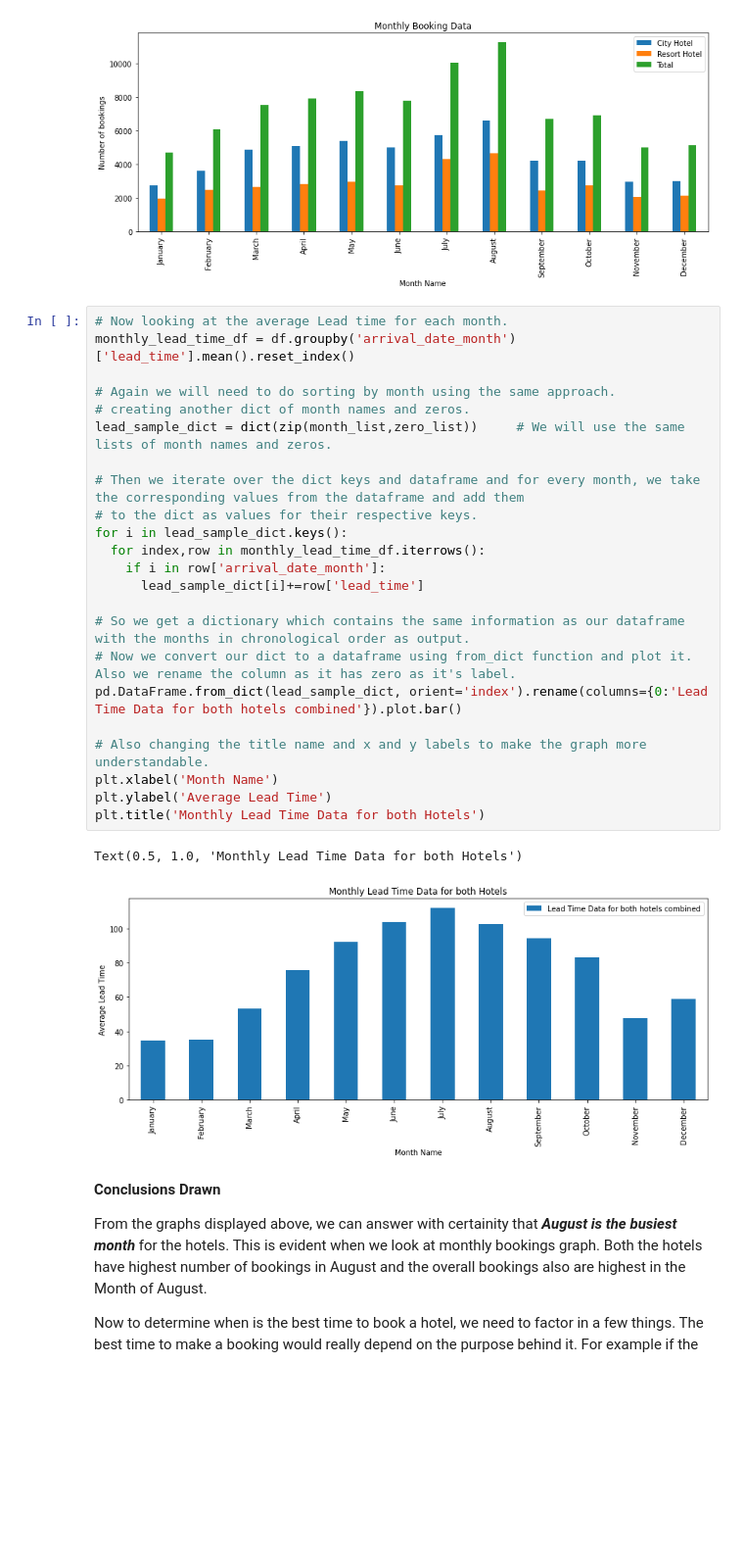
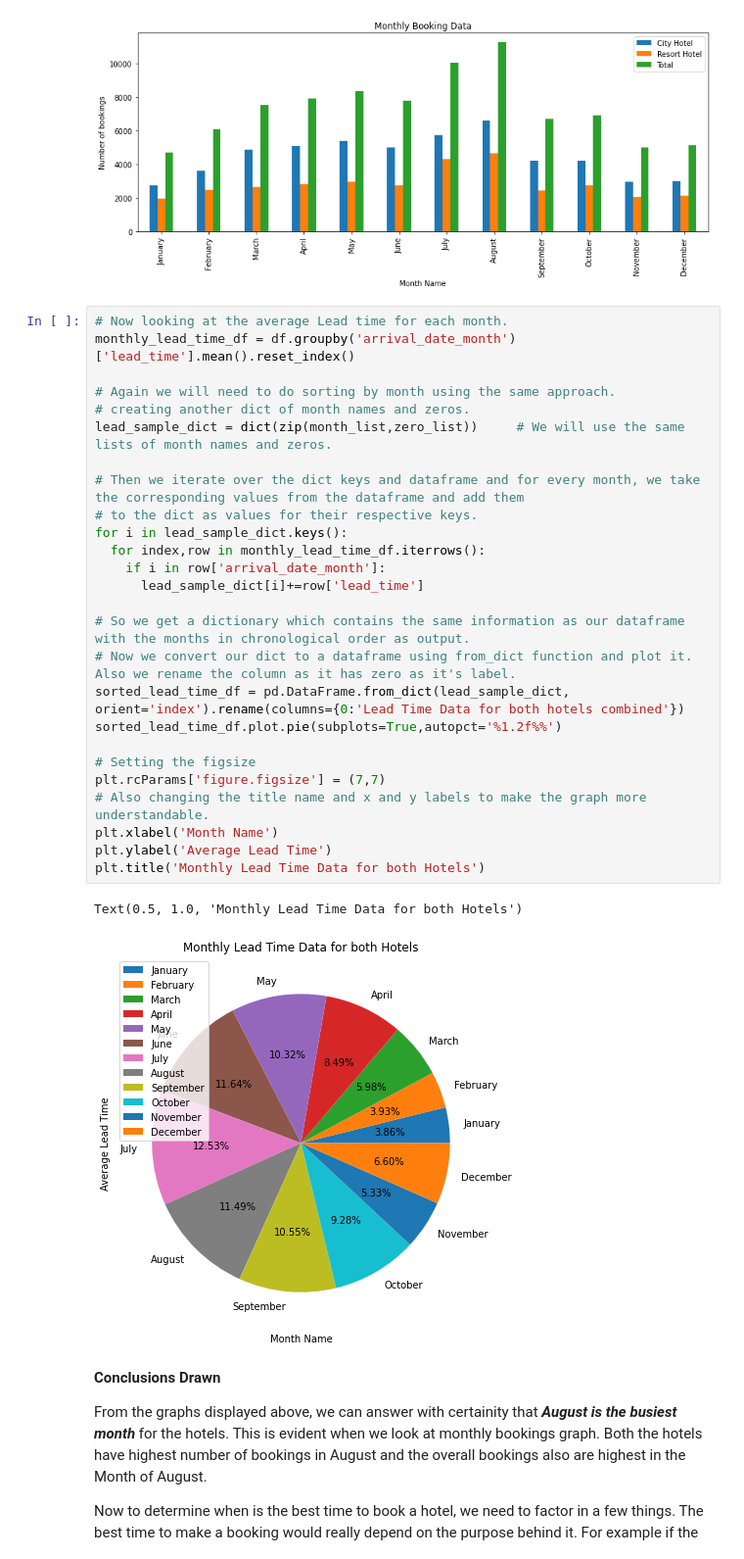
Before and after one commit to gopaljigupta45/Gopal-Ji-Gupta-EDA-Hotel-Booking, a Jupyter notebook: GOPAL_JI_GUPTA_Hotel_Booking_Analysis_Capstone_Project.ipynb, the cells around one changed output. Shown at 98% size. Cells and saved outputs as stored; diff of their text form; blank space fills up the shorter version.

Commit message:
Fifth commit Hotel Booking EDA

```diff
--- a/GOPAL_JI_GUPTA_Hotel_Booking_Analysis_Capstone_Project.ipynb
+++ b/GOPAL_JI_GUPTA_Hotel_Booking_Analysis_Capstone_Project.ipynb
@@ -206,29 +206,32 @@ Text(0.5, 1.0, 'Monthly Booking Data')
 # %%
 # Now looking at the average Lead time for each month.
 monthly_lead_time_df = df.groupby('arrival_date_month')['lead_time'].mean().reset_index()
 
 # Again we will need to do sorting by month using the same approach.
 # creating another dict of month names and zeros.
 lead_sample_dict = dict(zip(month_list,zero_list))     # We will use the same lists of month names and zeros.
 
 # Then we iterate over the dict keys and dataframe and for every month, we take the corresponding values from the dataframe and add them
 # to the dict as values for their respective keys.
 for i in lead_sample_dict.keys():
   for index,row in monthly_lead_time_df.iterrows():
     if i in row['arrival_date_month']:
       lead_sample_dict[i]+=row['lead_time']
 
 # So we get a dictionary which contains the same information as our dataframe with the months in chronological order as output.
 # Now we convert our dict to a dataframe using from_dict function and plot it. Also we rename the column as it has zero as it's label.
-pd.DataFrame.from_dict(lead_sample_dict, orient='index').rename(columns={0:'Lead Time Data for both hotels combined'}).plot.bar()
+sorted_lead_time_df = pd.DataFrame.from_dict(lead_sample_dict, orient='index').rename(columns={0:'Lead Time Data for both hotels combined'})
+sorted_lead_time_df.plot.pie(subplots=True,autopct='%1.2f%%')
 
+# Setting the figsize
+plt.rcParams['figure.figsize'] = (7,7)
 # Also changing the title name and x and y labels to make the graph more understandable.
 plt.xlabel('Month Name')
 plt.ylabel('Average Lead Time')
 plt.title('Monthly Lead Time Data for both Hotels')
 # %% [output]
 Text(0.5, 1.0, 'Monthly Lead Time Data for both Hotels')
-[figure, old version]
+[figure, new version]
 # %% [markdown]
 **Conclusions Drawn**
 
```
Also changed, not shown: parts of 12 cells of this notebook.
